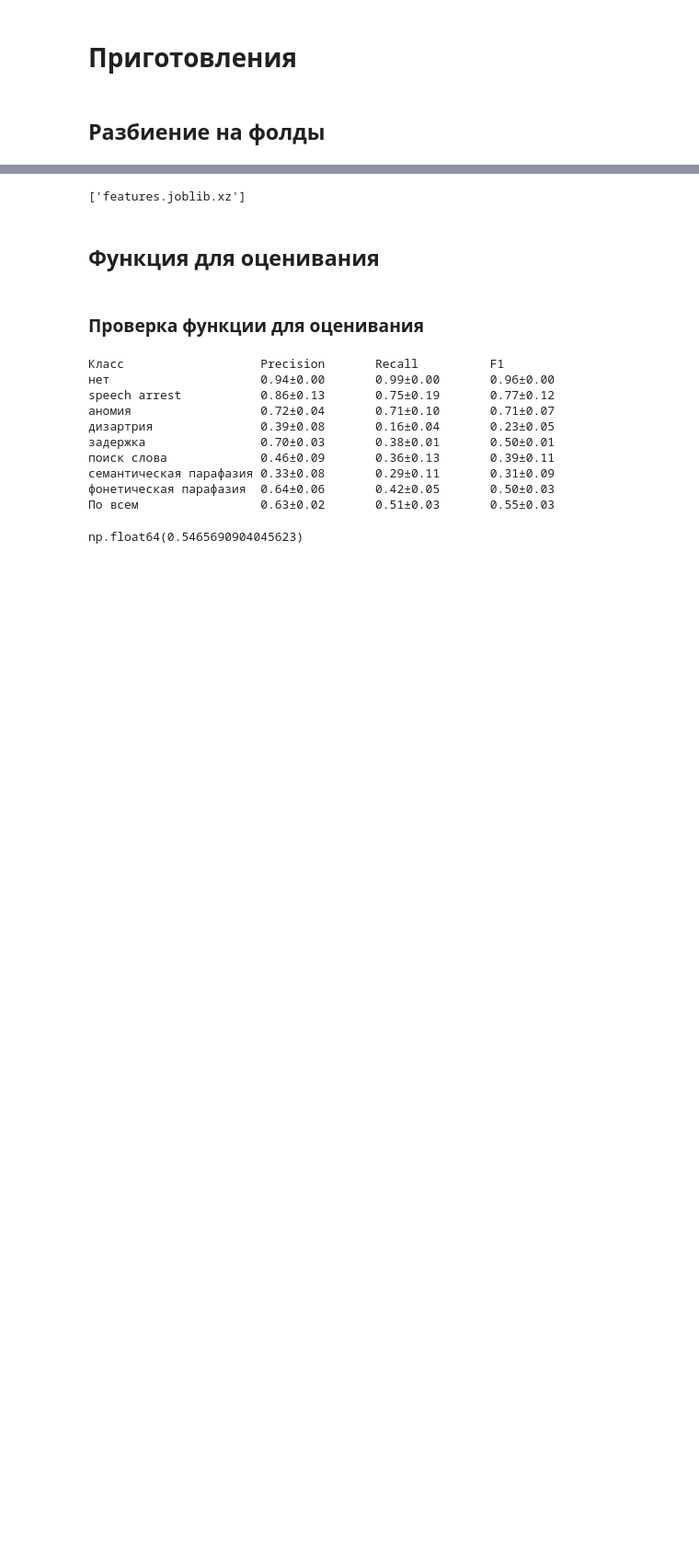
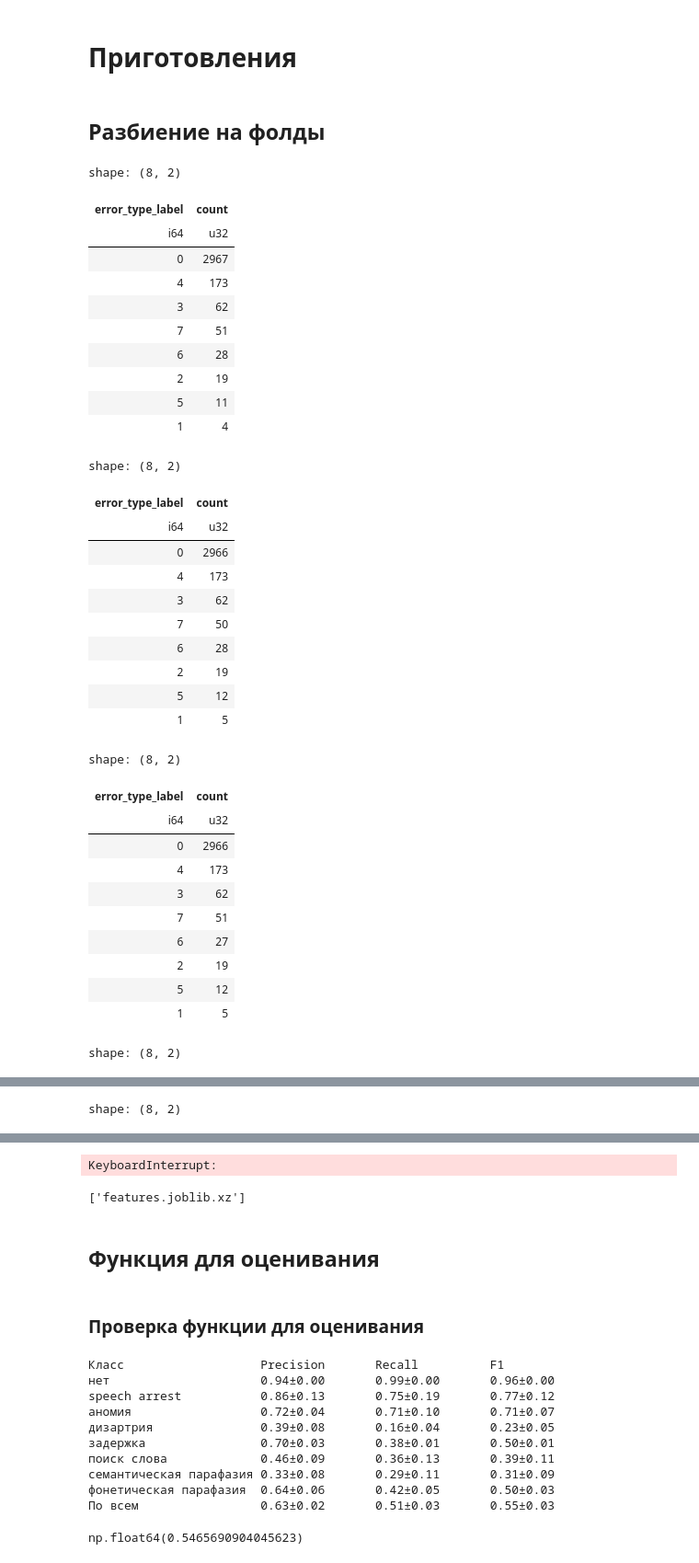
Before and after one commit to vmgorelikov/Automated-Classification-of-Language-Eloquent-Areas-in-Neurotypical-Individuals, a Jupyter notebook: notebooks/feature_and_model_selection.ipynb, the cells around one changed output, grey strips where cells are left out. Shown at 92% size. Cells and saved outputs as stored; diff of their text form; code cells hidden in the pictures; blank space fills up the shorter version.

Commit message:
add fold demo and better params for FeatureExtractor

```diff
--- a/notebooks/feature_and_model_selection.ipynb
+++ b/notebooks/feature_and_model_selection.ipynb
@@ -31,8 +31,57 @@ SEED = 42
 # %%
 dataset = pl.read_csv(
     '../data/processed/train.csv'
-    ).drop('StimSite', 'Error_type_annot')
+    )
 # %% [markdown]
 # Приготовления
 # %% [markdown]
 ## Разбиение на фолды
+# %%
+stratified_k_fold = StratifiedKFold(n_splits=5,
+                                    random_state=SEED,
+                                    shuffle=True)
+
+big_X_raw = dataset.drop('error_type_label')
+big_y_raw = dataset['error_type_label']
+
+for _, val_indices in stratified_k_fold.split(
+                                        np.zeros(dataset.height),
+                                        big_y_raw):
+    display(big_y_raw[val_indices]\
+            .value_counts()\
+            .sort('count', descending=True))
+# %% [output]
+shape: (8, 2)
+| error_type_label | count |
+| i64 | u32 |
+| 0 | 2967 |
+| 4 | 173 |
+| 3 | 62 |
+| 7 | 51 |
+| 6 | 28 |
+| 2 | 19 |
+| 5 | 11 |
+| 1 | 4 |
+shape: (8, 2)
+| error_type_label | count |
+| i64 | u32 |
+| 0 | 2966 |
+| 4 | 173 |
+| 3 | 62 |
+| 7 | 50 |
+| 6 | 28 |
+| 2 | 19 |
+| 5 | 12 |
+| 1 | 5 |
+shape: (8, 2)
+| error_type_label | count |
+| i64 | u32 |
+| 0 | 2966 |
+| 4 | 173 |
+| 3 | 62 |
+| 7 | 51 |
+| 6 | 27 |
+| 2 | 19 |
+| 5 | 12 |
+| 1 | 5 |
+shape: (8, 2)
@@ -38,0 +98 @@ dataset = pl.read_csv(
+shape: (8, 2)
@@ -41,7 +111,14 @@ stratified_k_fold = StratifiedKFold(n_splits=5,
                                     random_state=SEED,
                                     shuffle=True)
 
-feature_extractor = FeatureExtractor()
+feature_extractor = FeatureExtractor(
+    stop_words=('нрзб'),
+    search_stop_words=('это'),
+    word_list_n_candidates=200,
+    word_list_radius=5,
+    ruwordnet_n_candidates=200,
+    ruwordnet_n_best=5
+)
 
 big_X_raw = dataset.drop('error_type_label')
 big_y_raw = dataset['error_type_label']
@@ -62,6 +139,8 @@ for train_indices, val_indices in stratified_k_fold.split(
     ))
     assert (folds_train[-1][0].sum_horizontal().sum() * 0) == 0
     assert (folds_train[-1][0].null_count().sum_horizontal().sum()) == 0
+# %% [output]
+KeyboardInterrupt:
 # %%
 joblib.dump((folds_train, folds_val), 'features.joblib.xz', 9)
 # %% [output]
```
Also changed, not shown: parts of 1 cell of this notebook.
